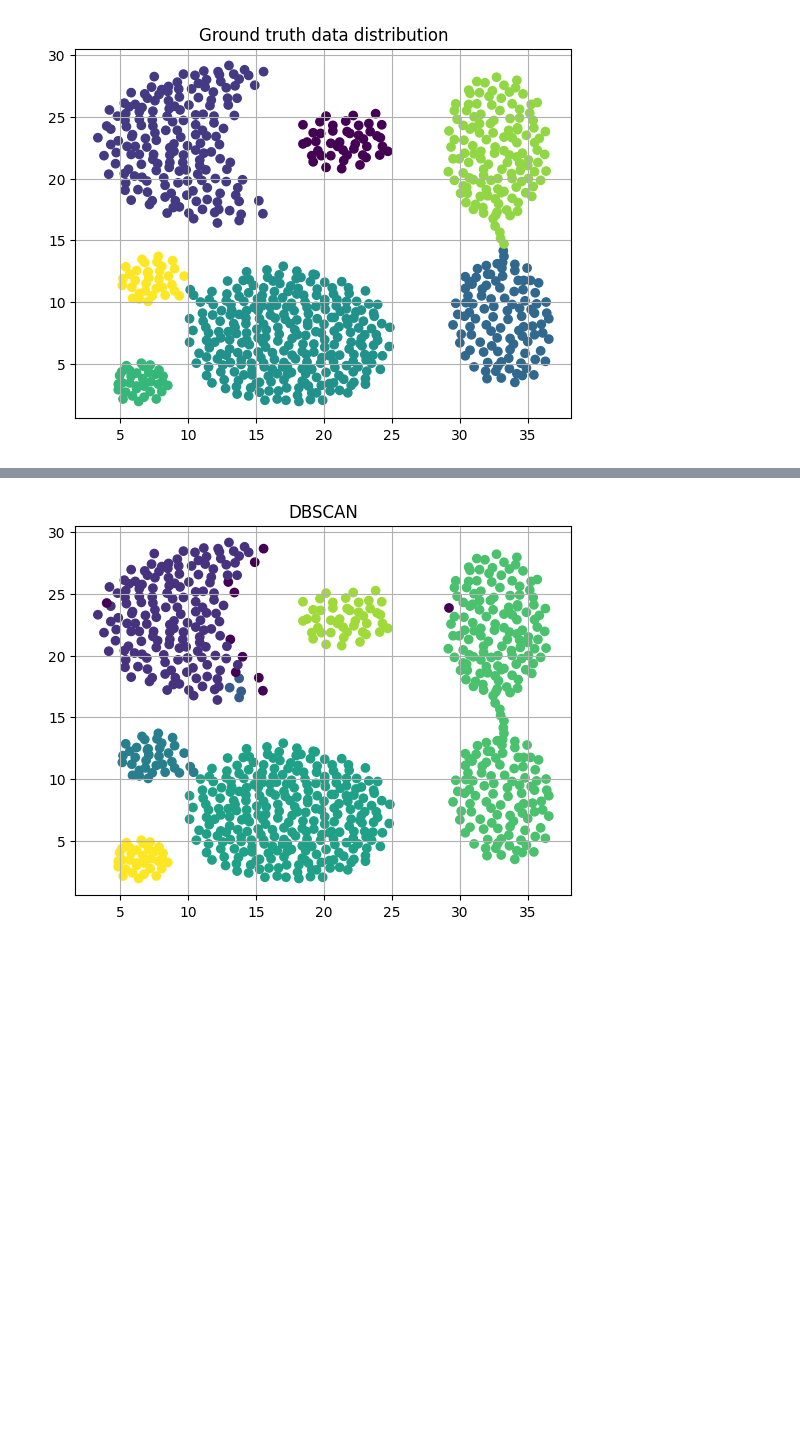
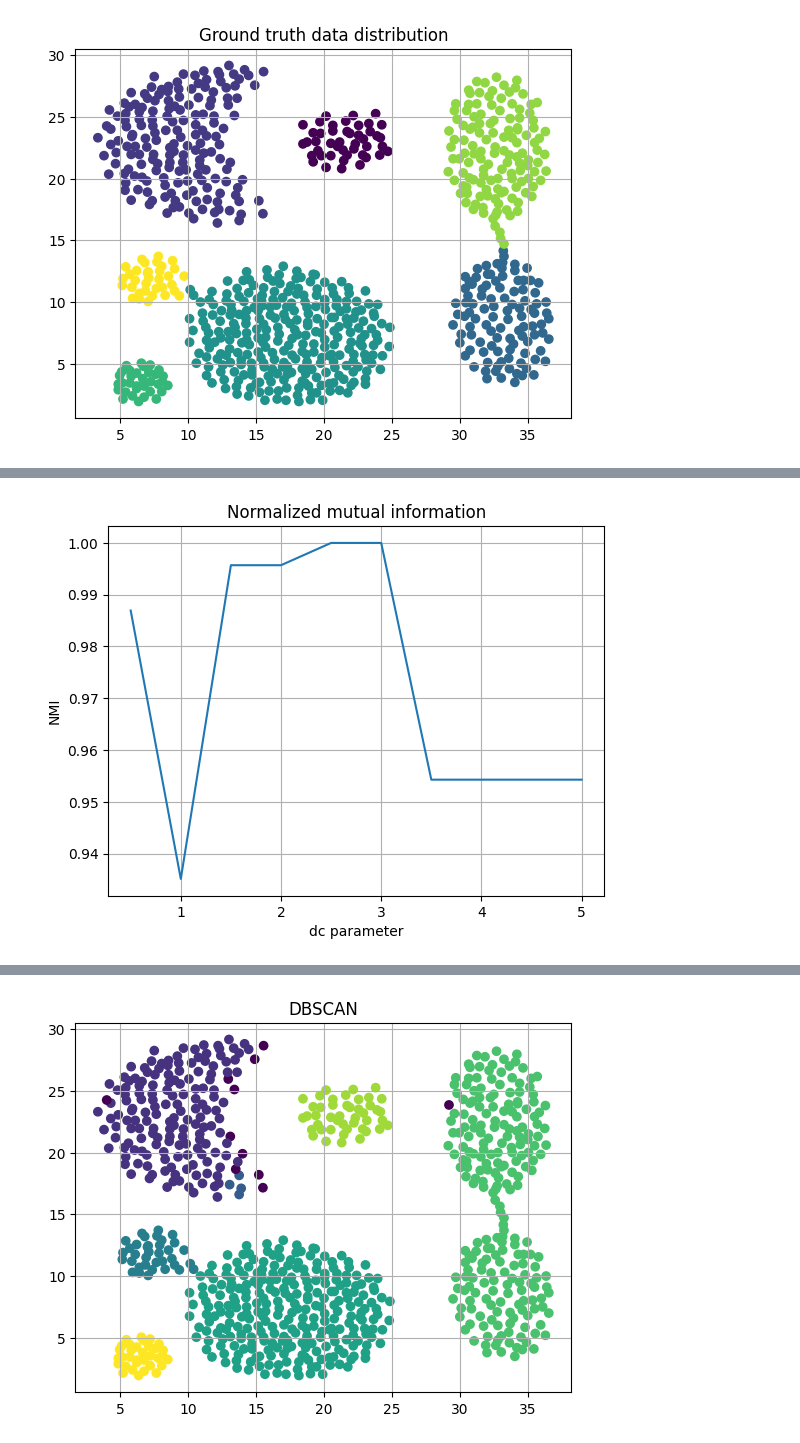
Before and after one commit to gc031298/Unsupervised_learning, a Jupyter notebook: Lab10.ipynb, the cells around one changed output, grey strips where cells are left out. Saved outputs shown, nothing was run; the diff lists cells and outputs as text; code cells hidden in the pictures; blank space fills up the shorter version.

```diff
--- a/Lab10.ipynb
+++ b/Lab10.ipynb
@@ -65 +52,10 @@ The maximum value of NMI is 1.0000000000000002 and is obtained with dc: 2.6
+# %%
+plt.plot(dc, NMI)
+plt.title('Normalized mutual information')
+plt.grid()
+plt.xlabel('dc parameter')
+plt.ylabel('NMI')
+plt.show()
+# %% [output]
+[figure, added]
 # %%
```
Also changed, not shown: parts of 3 cells of this notebook, 3 other files.
